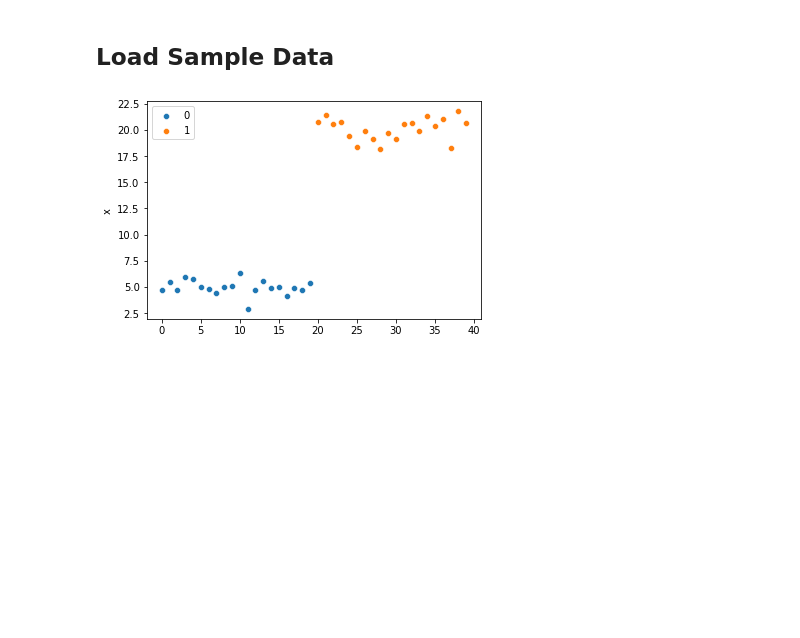
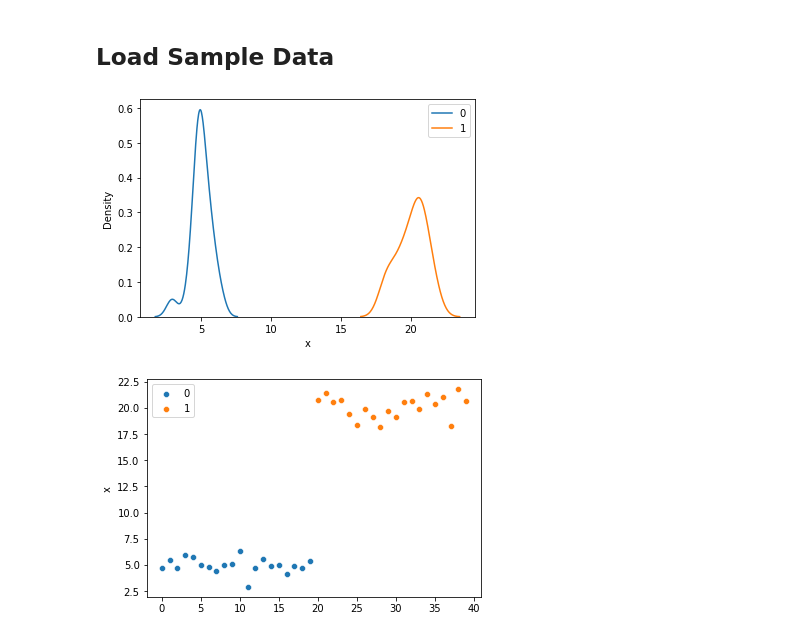
Before and after one commit to muscak/Master-Machine-Learning-Algorithms, a Jupyter notebook: Linear-Algorithms/LDA/LDA.ipynb, the cells around one changed output. Drawn from its saved outputs; the diff is of its cells as text; code cells hidden in the pictures; blank space fills up the shorter version.

```diff
--- a/Linear-Algorithms/LDA/LDA.ipynb
+++ b/Linear-Algorithms/LDA/LDA.ipynb
@@ -44,6 +44,13 @@ y = [0, 0, 0, 0, 0, 0, 0, 0, 0, 0, 0, 0, 0, 0, 0, 0, 0, 0, 0, 0, 1, 1, 1, 1, 1,
 df = pd.DataFrame(columns=['x', 'y'])
 df['x'] = x
 df['y'] = y
+# %%
+sb.kdeplot(x=df['x'][df['y']==0], label='0')
+sb.kdeplot(x=df['x'][df['y']==1], label='1')
+plt.legend()
+plt.show()
+# %% [output]
+[figure, added]
 # %%
 # Scatter plot to see the probability distribution of the labels within the dataset
 sb.scatterplot(data=df['x'][df['y']==0], label='0')
```
Also changed, not shown: parts of 22 cells of this notebook.
